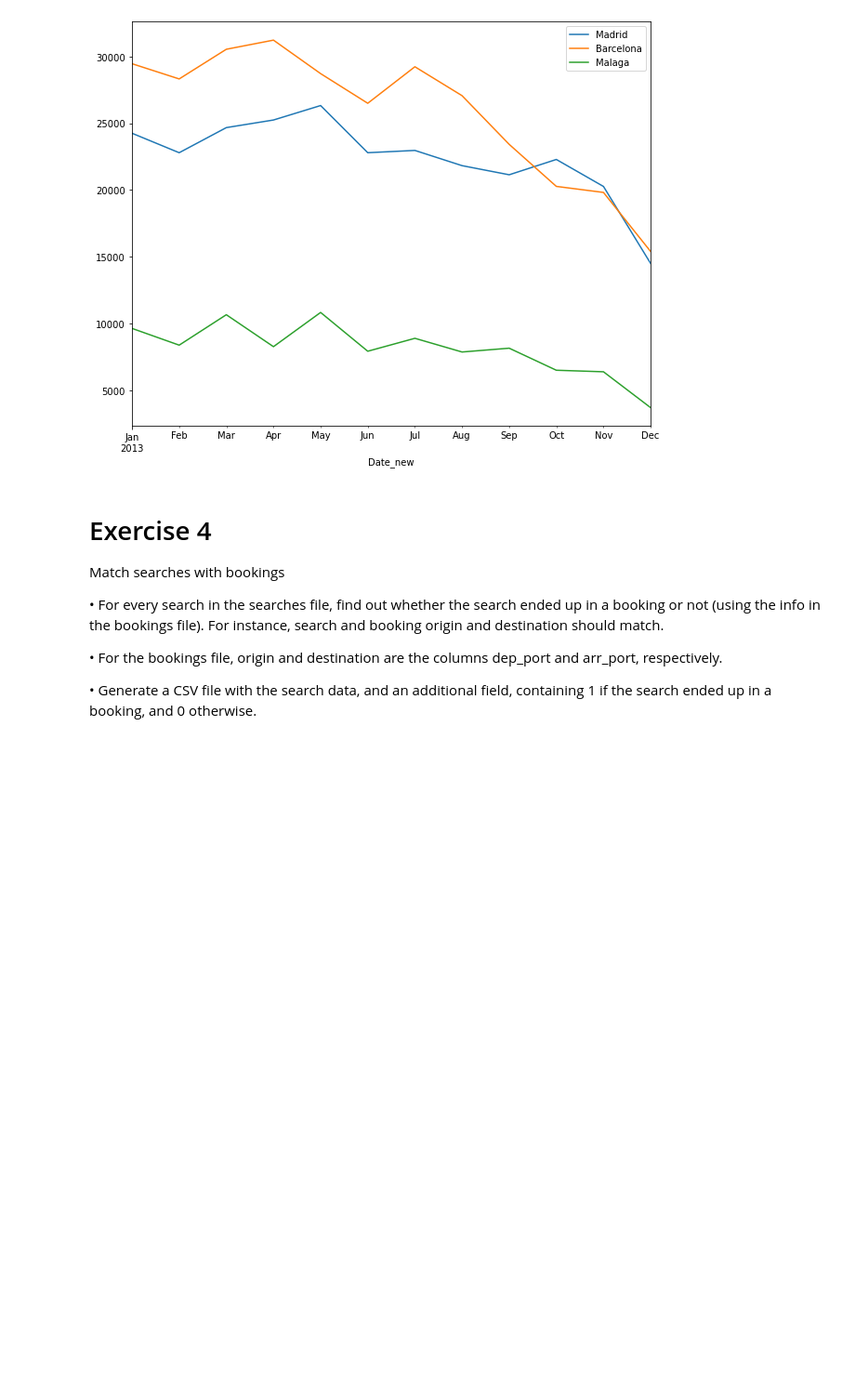
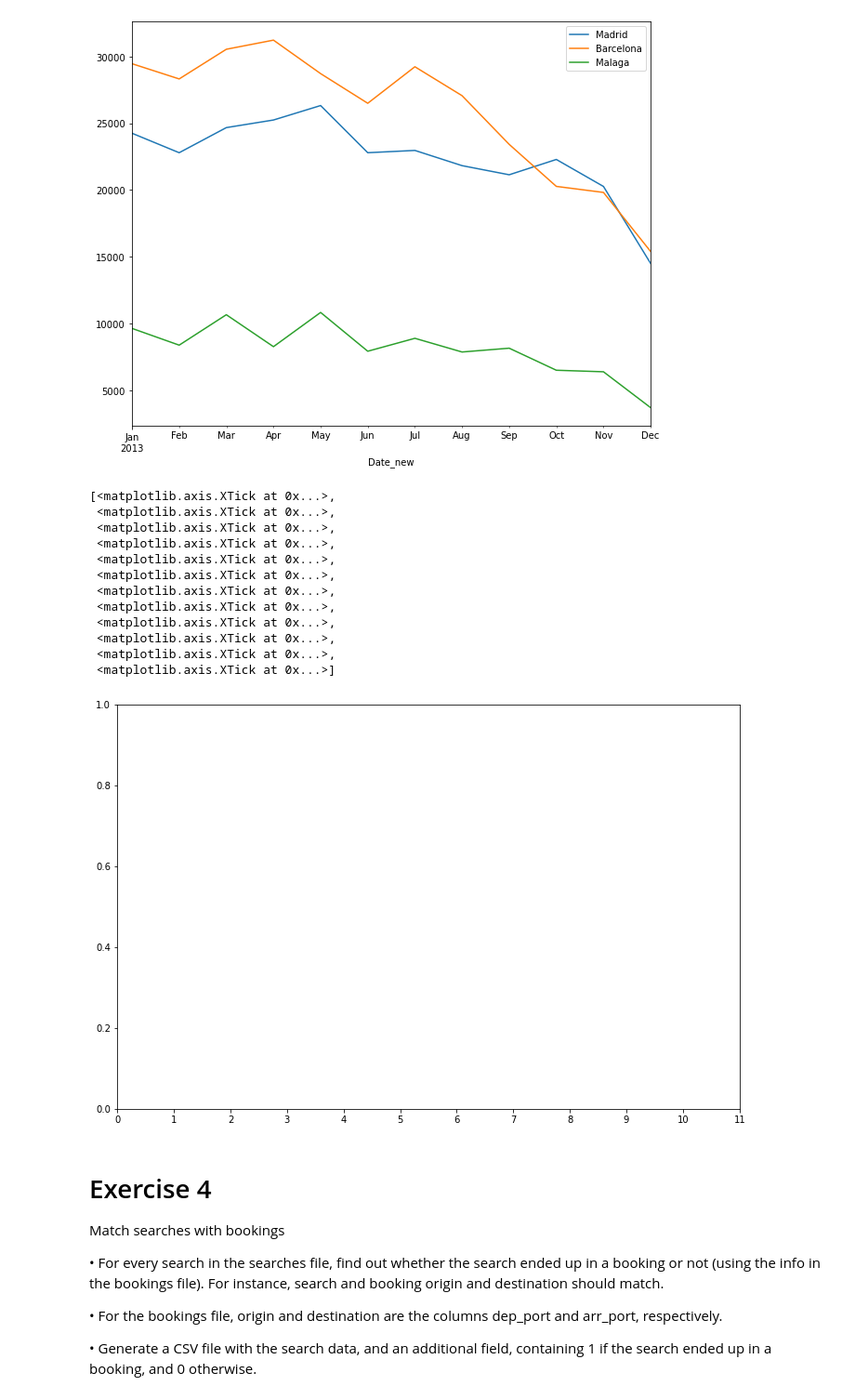
Before and after one commit to jorgegmartin/Master_Data_Science, a Jupyter notebook: 08_DataScienceChallenge/DS_Challenge.ipynb, the cells around one changed output. Shown at 93% size. Saved outputs shown, nothing was run; the diff lists cells and outputs as text; code cells hidden in the pictures; blank space fills up the shorter version.

```diff
--- a/08_DataScienceChallenge/DS_Challenge.ipynb
+++ b/08_DataScienceChallenge/DS_Challenge.ipynb
@@ -271,6 +290,24 @@ plt.legend(['Madrid', 'Barcelona', 'Malaga'])
 plt.show()
 # %% [output]
 [figure]
+# %%
+plt.gcf().set_size_inches(12, 8)
+plt.gca().set_xticks(range(12))
+plt.gca().set_xticks(range(12))
+# %% [output]
+[<matplotlib.axis.XTick at 0x...>,
+ <matplotlib.axis.XTick at 0x...>,
+ <matplotlib.axis.XTick at 0x...>,
+ <matplotlib.axis.XTick at 0x...>,
+ <matplotlib.axis.XTick at 0x...>,
+ <matplotlib.axis.XTick at 0x...>,
+ <matplotlib.axis.XTick at 0x...>,
+ <matplotlib.axis.XTick at 0x...>,
+ <matplotlib.axis.XTick at 0x...>,
+ <matplotlib.axis.XTick at 0x...>,
+ <matplotlib.axis.XTick at 0x...>,
+ <matplotlib.axis.XTick at 0x...>]
+[figure, added]
 # %% [markdown]
 # Exercise 4
 Match searches with bookings
```
Also changed, not shown: parts of 34 cells of this notebook.
